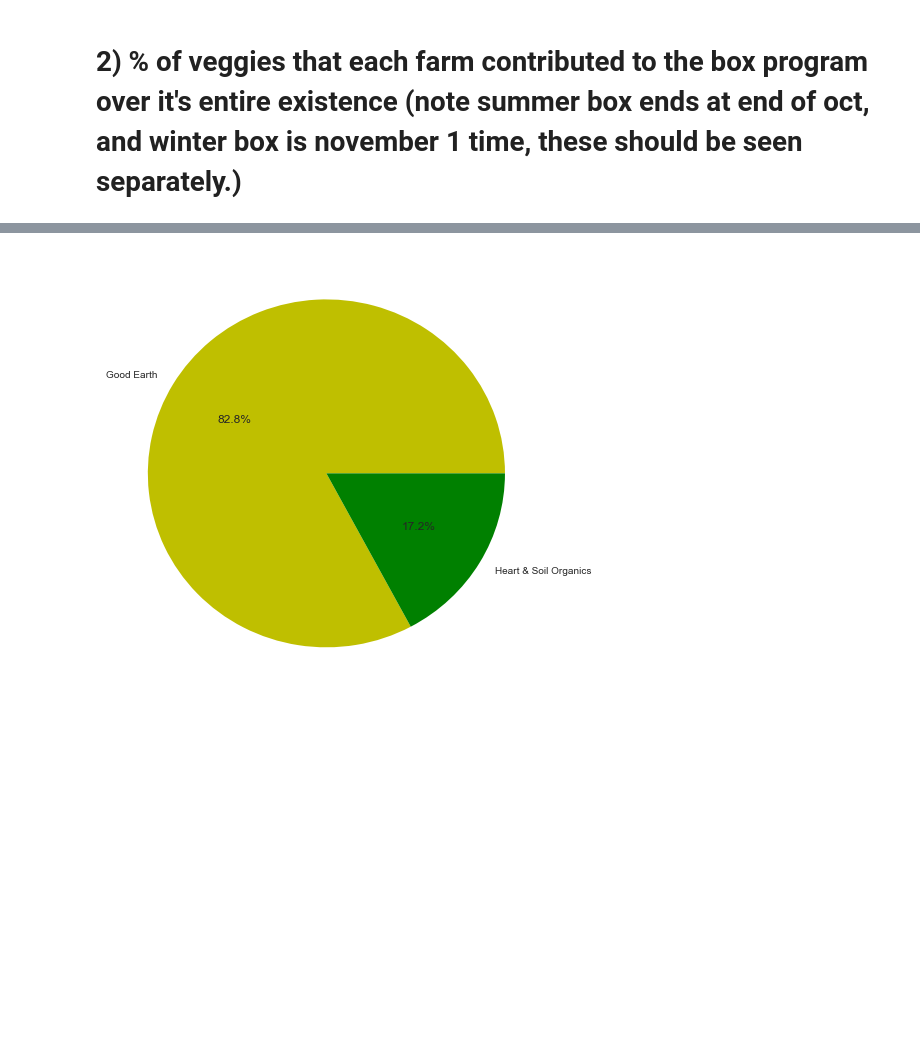
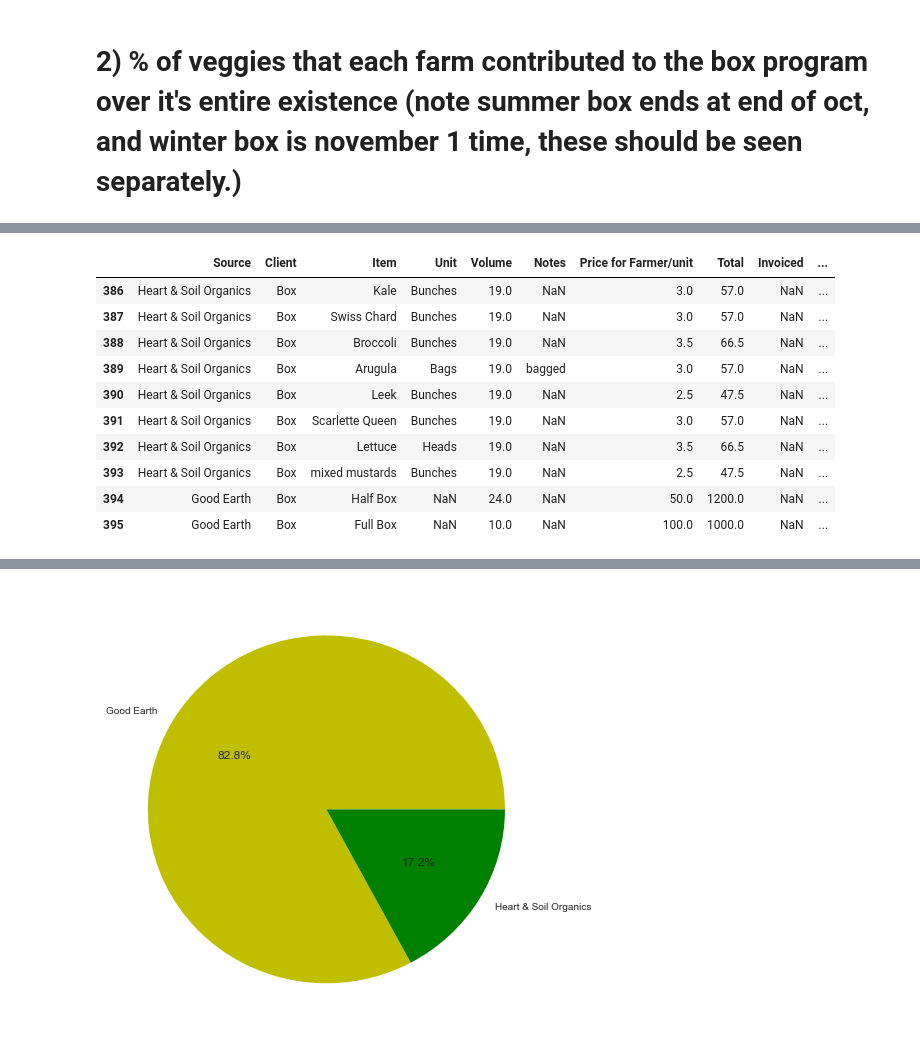
Before and after one commit to james-parks/gabriola, a Jupyter notebook: Gabriola Farm Info.ipynb, the cells around one changed output, grey strips where cells are left out. Saved outputs shown, nothing was run; the diff lists cells and outputs as text; code cells hidden in the pictures; blank space fills up the shorter version.

```diff
--- a/Gabriola Farm Info.ipynb
+++ b/Gabriola Farm Info.ipynb
@@ -114,6 +114,20 @@ box_2016=box_program[box_program.Date<pd.to_datetime('2016-10-31')]
 # %%
 #Food Boxes in 2017
 box_2017=box_program[box_program.Date>=pd.to_datetime('2016-11-01')]
+# %%
+box_2017
+# %% [output]
+|  | Source | Client | Item | Unit | Volume | Notes | Price for Farmer/unit | Total | Invoiced | ... |
+| 386 | Heart & Soil Organics | Box | Kale | Bunches | 19.0 | NaN | 3.0 | 57.0 | NaN | ... |
+| 387 | Heart & Soil Organics | Box | Swiss Chard | Bunches | 19.0 | NaN | 3.0 | 57.0 | NaN | ... |
+| 388 | Heart & Soil Organics | Box | Broccoli | Bunches | 19.0 | NaN | 3.5 | 66.5 | NaN | ... |
+| 389 | Heart & Soil Organics | Box | Arugula | Bags | 19.0 | bagged | 3.0 | 57.0 | NaN | ... |
+| 390 | Heart & Soil Organics | Box | Leek | Bunches | 19.0 | NaN | 2.5 | 47.5 | NaN | ... |
+| 391 | Heart & Soil Organics | Box | Scarlette Queen | Bunches | 19.0 | NaN | 3.0 | 57.0 | NaN | ... |
+| 392 | Heart & Soil Organics | Box | Lettuce | Heads | 19.0 | NaN | 3.5 | 66.5 | NaN | ... |
+| 393 | Heart & Soil Organics | Box | mixed mustards | Bunches | 19.0 | NaN | 2.5 | 47.5 | NaN | ... |
+| 394 | Good Earth | Box | Half Box | NaN | 24.0 | NaN | 50.0 | 1200.0 | NaN | ... |
+| 395 | Good Earth | Box | Full Box | NaN | 10.0 | NaN | 100.0 | 1000.0 | NaN | ... |
 # %%
 #Group the Food Boxes by Farm
 box2016_grouped=box_2016.groupby("Source").sum()
```
Also changed, not shown: parts of 4 cells of this notebook.
